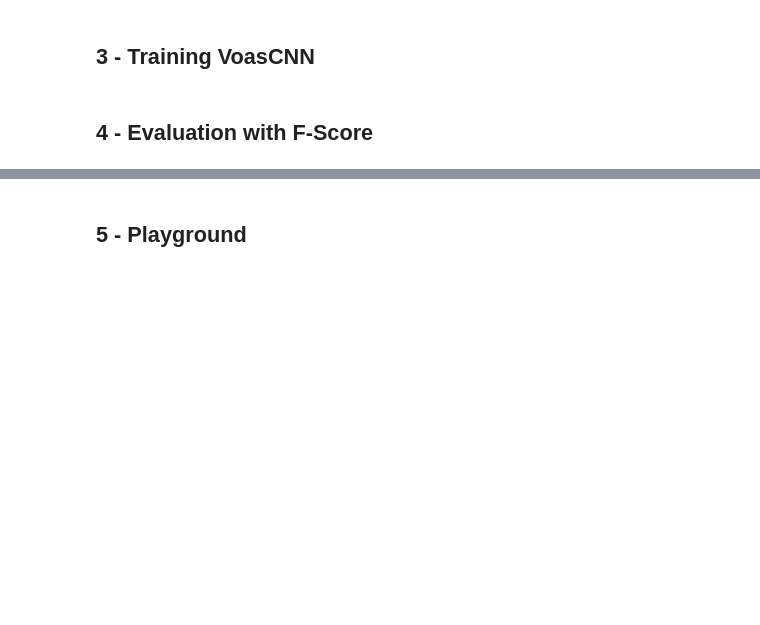
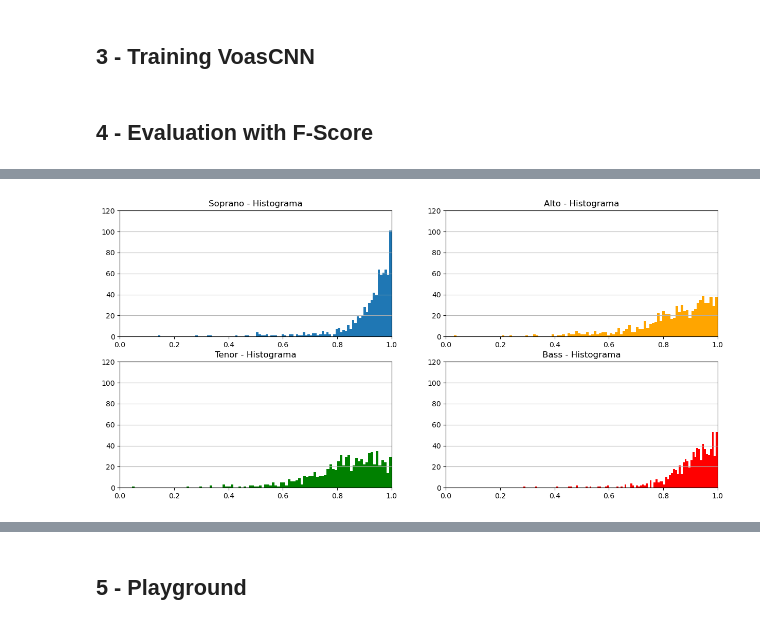
Before and after one commit to Xornotor/VocalAssignment-SSCS, a Jupyter notebook: SSCS_Training.ipynb, the cells around one changed output, grey strips where cells are left out. Drawn from its saved outputs; the diff is of its cells as text; code cells hidden in the pictures; blank space fills up the shorter version.

```diff
--- a/SSCS_Training.ipynb
+++ b/SSCS_Training.ipynb
@@ -135,0 +94,4 @@ sscs.boxplot(f_scr6)
+# %%
+sscs.voice_f_histograms(f_scr1_full)
+# %% [output]
+[figure, added]
```
Also changed, not shown: parts of 9 cells of this notebook, 2 other files.
